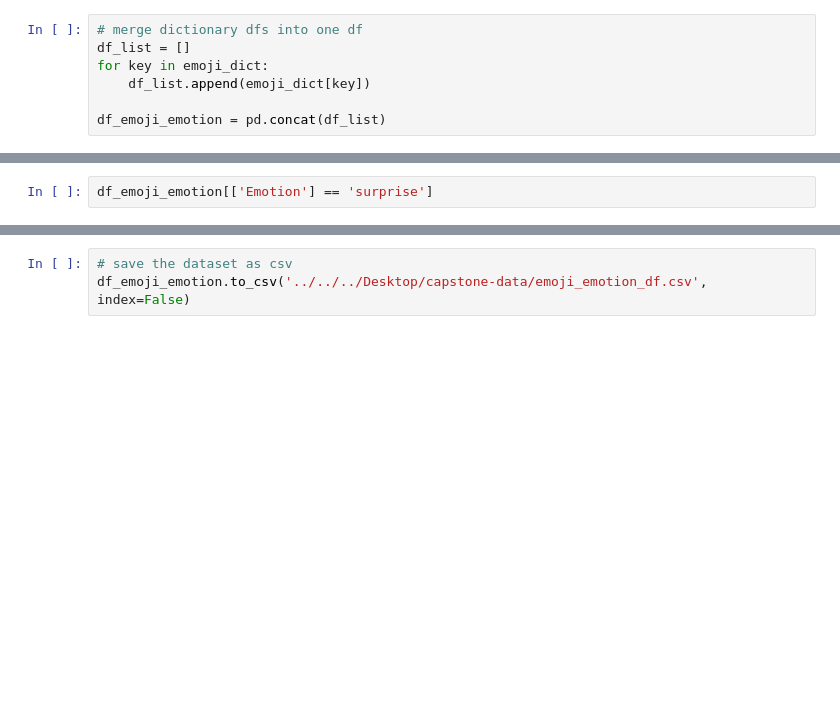
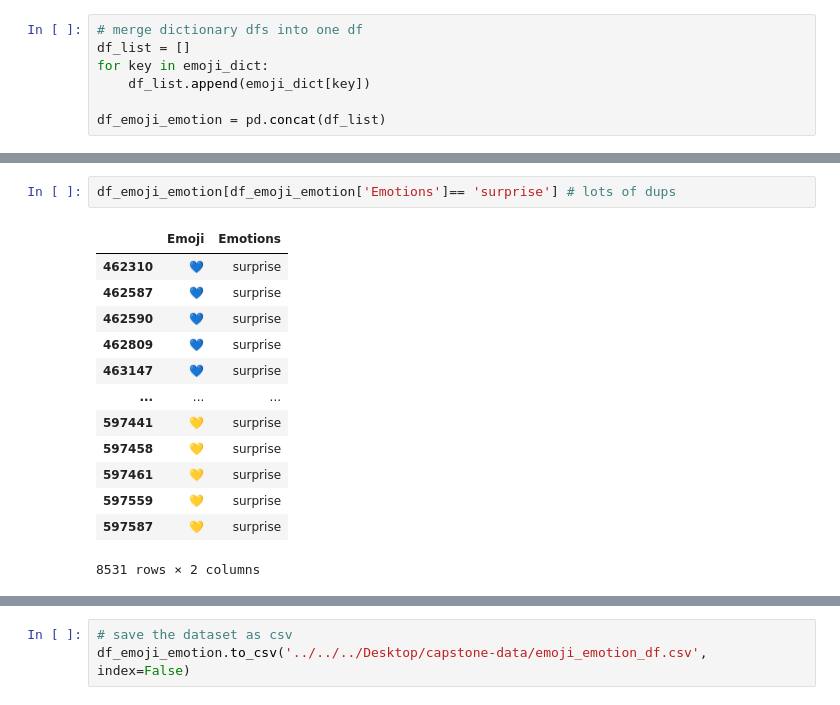
Before and after one commit to Jainlo/context-based-emoji-suggestion, a Jupyter notebook: src/model-build-2.ipynb, the cells around one changed output, grey strips where cells are left out. Drawn from its saved outputs; the diff is of its cells as text; blank space fills up the shorter version.

```diff
--- a/src/model-build-2.ipynb
+++ b/src/model-build-2.ipynb
@@ -350,5 +365,19 @@ df_emoji_emotion.Emotions.value_counts()
-# %%
-df_emoji_emotion[['Emotion'] == 'surprise']
+# %%
+df_emoji_emotion[df_emoji_emotion['Emotions']== 'surprise'] # lots of dups
+# %% [output]
+|  | Emoji | Emotions |
+| 462310 | 💙 | surprise |
+| 462587 | 💙 | surprise |
+| 462590 | 💙 | surprise |
+| 462809 | 💙 | surprise |
+| 463147 | 💙 | surprise |
+| ... | ... | ... |
+| 597441 | 💛 | surprise |
+| 597458 | 💛 | surprise |
+| 597461 | 💛 | surprise |
+| 597559 | 💛 | surprise |
+| 597587 | 💛 | surprise |
+8531 rows × 2 columns
 # %%
 # show random 30 rows to check data quality
 df_emoji_emotion[['Emotions', 'Emoji']].sample(n=30)
```
Also changed, not shown: parts of 21 cells of this notebook.
